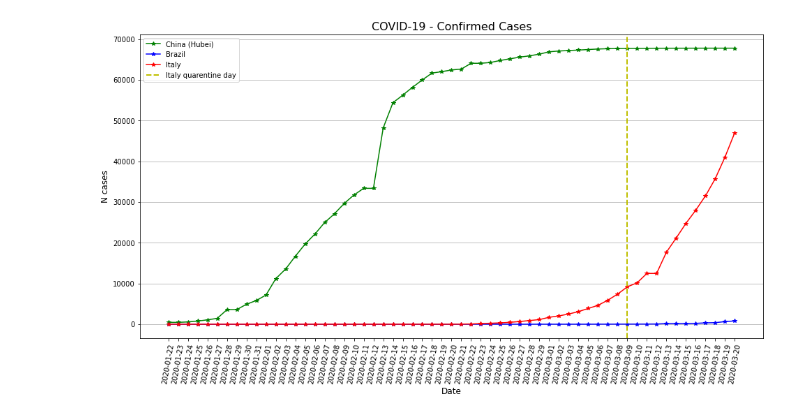
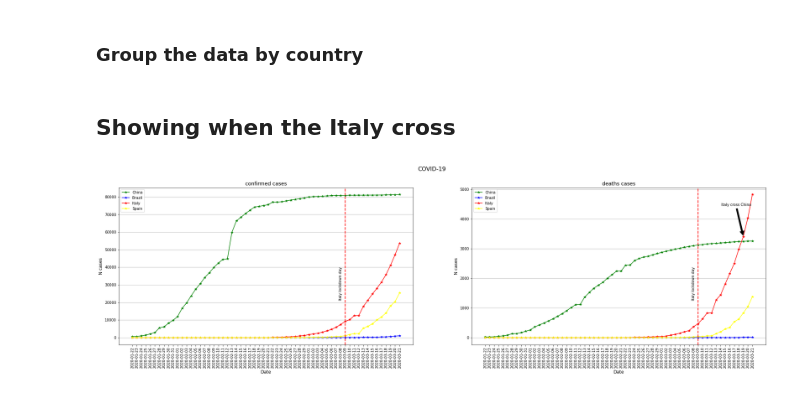
Before and after one commit to igorfarias30/Covid19Analyzer, a Jupyter notebook: eda.ipynb, the cells around one changed output. Saved outputs shown, nothing was run; the diff lists cells and outputs as text; code cells hidden in the pictures.

Commit message:
Analyze the confirmed and death cases on Italy, Brazil and another country europe

```diff
--- a/eda.ipynb
+++ b/eda.ipynb
@@ -16,24 +41,43 @@ data.head()
+# %% [markdown]
+### Group the data by country
+# %%
+china = data[data['country'] == "China"].groupby(['type', 'datetime']).sum().reset_index().sort_values(by=['datetime'])
+italy = data[(data['country'] == "Italy")]
+spain = data[(data['country'] == "Spain")]
+brazil = data[(data['country'] == "Brazil")]
 # %%
-data['history_log'] = data['history'].apply(lambda history: np.log(history))
+china['history_log'] = china['history'].apply(lambda history: np.log(history))
-# %%
-china = data[(data['country'] == "China") & (data['type'] == 'confirmed') & (data['province'] == 'Hubei')].sort_values(by=['datetime'])
-brazil = data[(data['country'] == "Brazil") & (data['type'] == 'confirmed')].sort_values(by=['datetime'])
-italy = data[(data['country'] == "Italy") & (data['type'] == 'confirmed')].sort_values(by=['datetime'])
+# %%
+dates = sorted(data['datetime'].unique())
+# %% [markdown]
+## Showing when the Italy cross
 # %%
-fig, ax = plt.subplots(figsize=(16, 8))
+fig, ax = plt.subplots(nrows=1, ncols=2, figsize=(32, 8))
 
-ax.plot(china['datetime'], china['history'], marker='*', label='China (Hubei)', color='green')
-ax.plot(brazil['datetime'], brazil['history'], marker='*', label='Brazil', color='blue')
-ax.plot(italy['datetime'], italy['history'], marker='*', label='Italy', color='red')
+for i, type_ in enumerate(['confirmed', 'deaths']):
+    ax[i].plot(china[china['type'] == type_]['datetime'], china[china['type'] == type_]['history'], marker='*', label='China', color='green')
+    ax[i].plot(brazil[brazil['type'] == type_]['datetime'], brazil[brazil['type'] == type_]['history'], marker='*', label='Brazil', color='blue')
+    ax[i].plot(italy[italy['type'] == type_]['datetime'], italy[italy['type'] == type_]['history'], marker='*', label='Italy', color='red')
+    ax[i].plot(spain[spain['type'] == type_]['datetime'], spain[spain['type'] == type_]['history'], marker='*', label='Spain', color='yellow')
 
-ax.set_title('COVID-19 - Confirmed Cases', fontsize=16)
-ax.set_ylabel('N cases', fontsize=12)
-ax.set_xticklabels(brazil['datetime'], rotation=80)
-ax.set_xlabel('Date', fontsize=12)
-ax.axvline(x='2020-03-09', linestyle='--', linewidth=2, color='y', label='Italy quarentine day')
+    ax[i].set_title(f'{type_} cases', fontsize=14)
+    ax[i].set_ylabel('N cases', fontsize=12)
+    ax[i].set_xticklabels(dates, rotation=90)
+    ax[i].set_xlabel('Date', fontsize=12)
+    ax[i].axvline(x='2020-03-09', linestyle='--', linewidth=2, color='r')
+    ax[i].text('2020-03-08', ax[i].get_ylim()[1]//4, 'Italy lockdown day', rotation=90, fontsize=10, horizontalalignment='center', multialignment='center')
 
-plt.grid(axis='y')
-plt.legend()
+    if type_ == 'deaths':
+        ax[i].annotate('Italy cross China', ('2020-03-19', italy[(italy['type'] == 'deaths') & (italy['datetime'] == '2020-03-19')]['history'].values[0]),
+                xytext=(0.9, 0.9), textcoords='axes fraction',
+                arrowprops=dict(facecolor='black', shrink=0.04),
+                fontsize=10,
+                horizontalalignment='center', verticalalignment='top')
+
+    ax[i].grid(axis='y')
+    ax[i].legend()
+
+fig.suptitle('COVID-19', fontsize=16)
 plt.show()
 # %% [output]
-[figure, old version]
+[figure, new version]
```
Also changed, not shown: parts of 15 cells of this notebook.
